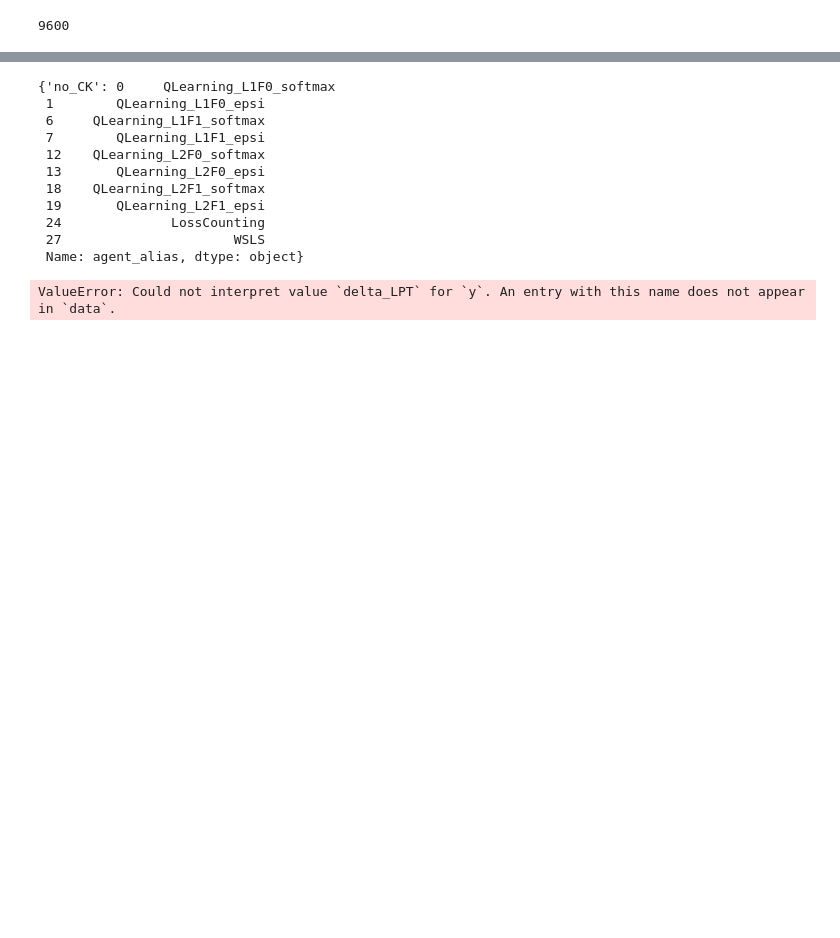
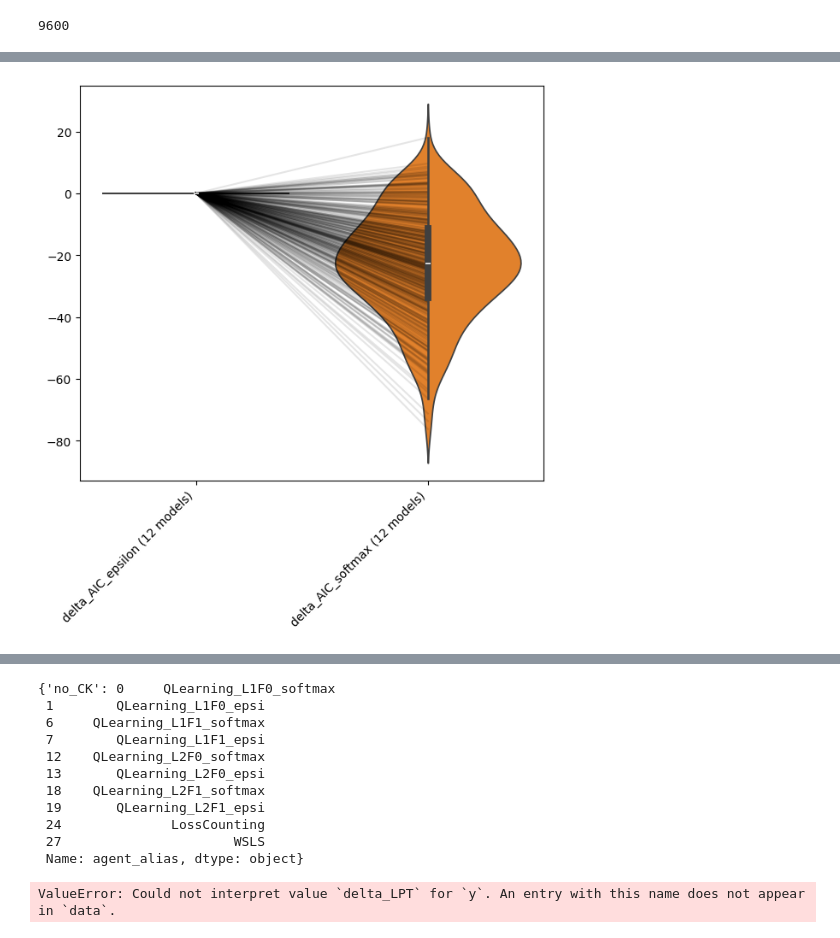
Before and after one commit to AllenNeuralDynamics/aind-dynamic-foraging-population-analysis, a Jupyter notebook: notebooks/demo_RL_models.ipynb, the cells around one changed output, grey strips where cells are left out. Cells and saved outputs as stored; diff of their text form; code cells hidden in the pictures; blank space fills up the shorter version.

```diff
--- a/notebooks/demo_RL_models.ipynb
+++ b/notebooks/demo_RL_models.ipynb
@@ -194 +161,32 @@ Name: delta_AIC, Length: 9600, dtype: float64
+# %%
+def compute_grouped_metrics(df, to_compare, baseline_group, metric):
+    # Compute delta_AIC relative to the baseline group
+    df_substract = df.groupby(session_keys).apply(subtract_baseline, to_compare[baseline_group], metric, include_groups=False)
+
+    agg_dict = {
+        f"delta_{metric}_{key} ({len(agent_groups)} models)": (
+            f"delta_{metric}",
+            lambda x, agent_groups=agent_groups: x[df_substract.loc[x.index, "agent_alias"].isin(agent_groups)].mean()
+        )
+        for key, agent_groups in to_compare.items()
+    }
+
+
+    # Compute delta_AIC relative to the baseline group
+    return df_substract.groupby(session_keys).agg(**agg_dict)
+
+def plot_comparison_group(df_grouped, ax):
+    cols = df_grouped.columns
+    positions = range(len(cols))  # e.g., [0, 1, 2] for three columns
+    for _, row in df_grouped[cols].iterrows():
+        ax.plot(
+            positions,
+            [row[col] for col in cols],  # the row's values in each column
+            linestyle="-",
+            color="k",
+            alpha=0.1
+        )
+
+    sns.violinplot(df_grouped, density_norm='width', ax=ax)
+    _ = ax.set_xticklabels(ax.get_xticklabels(), rotation=45, ha='right')
 # %%
@@ -218,0 +209,15 @@ df_grouped = df.groupby(session_keys).agg(**agg_dict)
+# %%
+# Given a dictionary of to_compare, group all model names in each list of agents (compute mean within each group), and do paired test across groups
+to_compare = {"epsilon": df_foragers.query("action_selection == 'epsilon-greedy'").agent_alias,
+              "softmax": df_foragers.query("action_selection == 'softmax'").agent_alias,
+          }
+baseline_group = "epsilon"
+metric = "AIC"
+
+df = df_model_fitting_30_filtered.copy()
+df_grouped = compute_grouped_metrics(df, to_compare, baseline_group, metric)
+
+fig, ax = plt.subplots(figsize=(7, 6))
+plot_comparison_group(df_grouped, ax)
+# %% [output]
+[figure, added]
```
Also changed, not shown: parts of 12 cells of this notebook.
